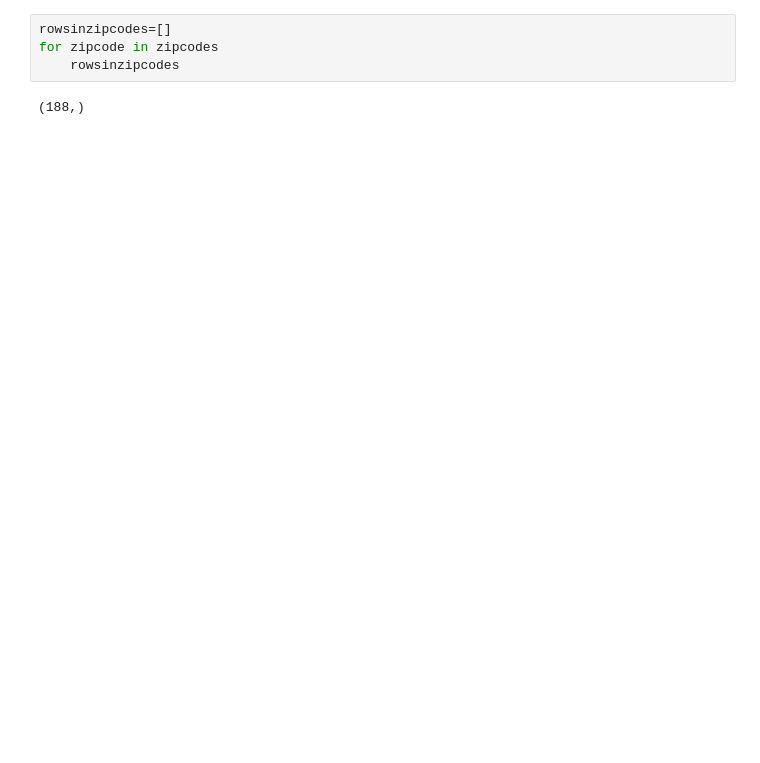
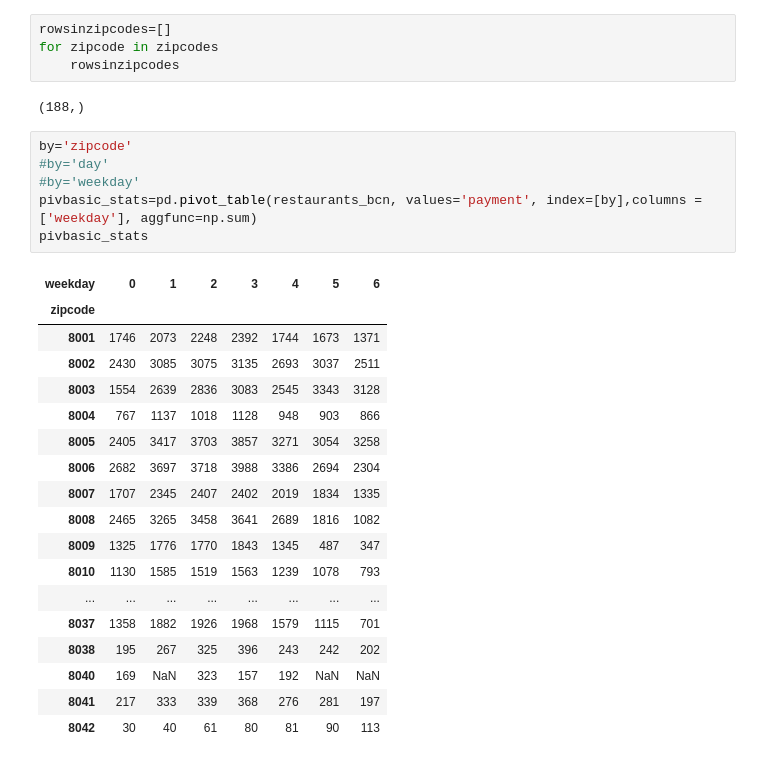
Before and after one commit to TeamUno/project, a Jupyter notebook: initial-exploration/Exploracion-Restaurants_BCN.ipynb, the cells around one changed output. Drawn from its saved outputs; the diff is of its cells as text; blank space fills up the shorter version.

```diff
--- a/initial-exploration/Exploracion-Restaurants_BCN.ipynb
+++ b/initial-exploration/Exploracion-Restaurants_BCN.ipynb
@@ -127,3 +165,28 @@ for zipcode in zipcodes
     rowsinzipcodes
 # %% [output]
 (188,)
+# %%
+by='zipcode'
+#by='day'
+#by='weekday'
+pivbasic_stats=pd.pivot_table(restaurants_bcn, values='payment', index=[by],columns = ['weekday'], aggfunc=np.sum)
+pivbasic_stats
+# %% [output]
+| weekday | 0 | 1 | 2 | 3 | 4 | 5 | 6 |
+| zipcode |  |  |  |  |  |  |  |
+| 8001 | 1746 | 2073 | 2248 | 2392 | 1744 | 1673 | 1371 |
+| 8002 | 2430 | 3085 | 3075 | 3135 | 2693 | 3037 | 2511 |
+| 8003 | 1554 | 2639 | 2836 | 3083 | 2545 | 3343 | 3128 |
+| 8004 | 767 | 1137 | 1018 | 1128 | 948 | 903 | 866 |
+| 8005 | 2405 | 3417 | 3703 | 3857 | 3271 | 3054 | 3258 |
+| 8006 | 2682 | 3697 | 3718 | 3988 | 3386 | 2694 | 2304 |
+| 8007 | 1707 | 2345 | 2407 | 2402 | 2019 | 1834 | 1335 |
+| 8008 | 2465 | 3265 | 3458 | 3641 | 2689 | 1816 | 1082 |
+| 8009 | 1325 | 1776 | 1770 | 1843 | 1345 | 487 | 347 |
+| 8010 | 1130 | 1585 | 1519 | 1563 | 1239 | 1078 | 793 |
+| ... | ... | ... | ... | ... | ... | ... | ... |
+| 8037 | 1358 | 1882 | 1926 | 1968 | 1579 | 1115 | 701 |
+| 8038 | 195 | 267 | 325 | 396 | 243 | 242 | 202 |
+| 8040 | 169 | NaN | 323 | 157 | 192 | NaN | NaN |
+| 8041 | 217 | 333 | 339 | 368 | 276 | 281 | 197 |
+| 8042 | 30 | 40 | 61 | 80 | 81 | 90 | 113 |
```
Also changed, not shown: parts of 6 cells of this notebook.
